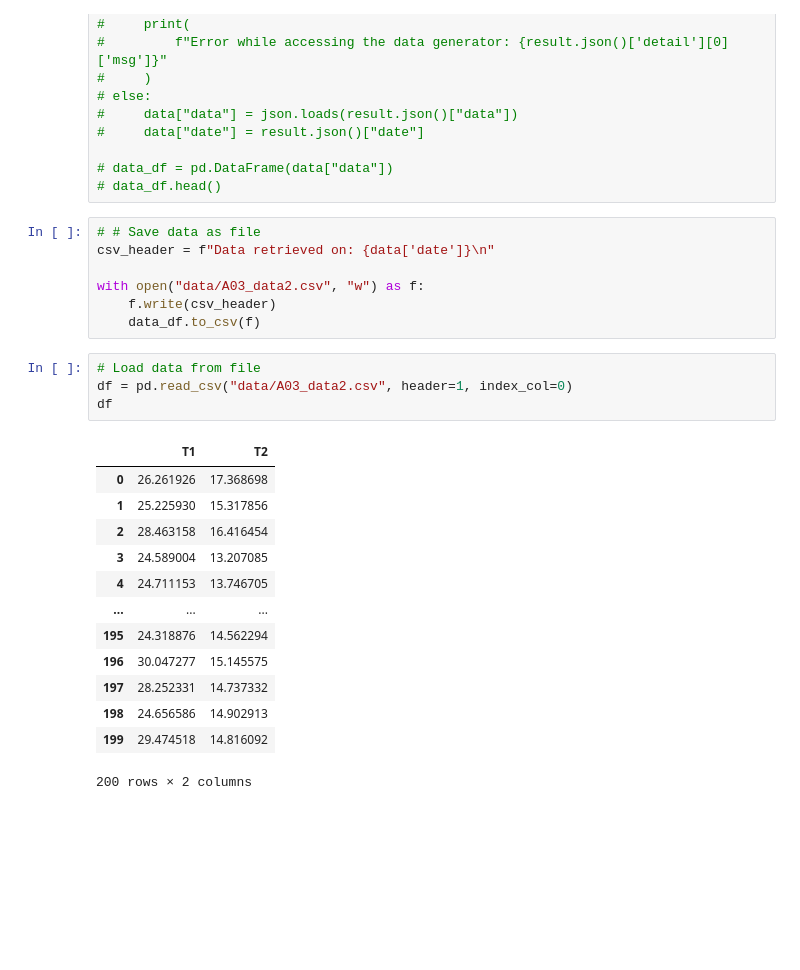
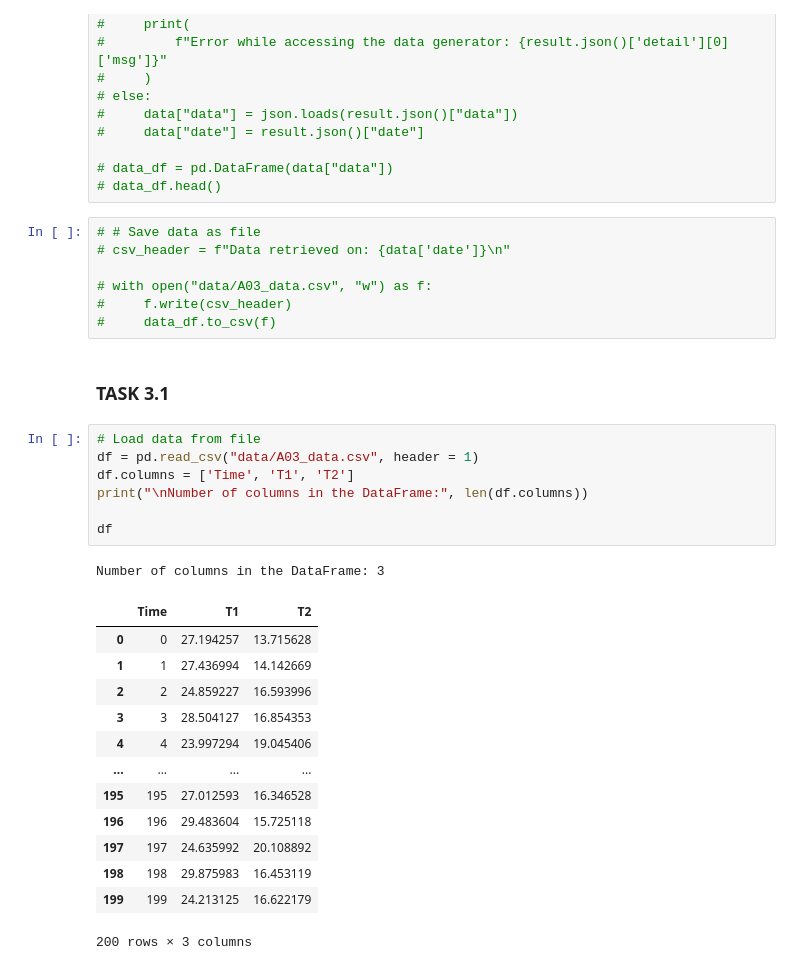
Before and after one commit to mpn1008/RM_assignments, a Jupyter notebook: RM_A03_Group_B/RM_A03_Group.ipynb, the cells around one changed output. Cells and saved outputs as stored; diff of their text form; blank space fills up the shorter version.

```diff
--- a/RM_A03_Group_B/RM_A03_Group.ipynb
+++ b/RM_A03_Group_B/RM_A03_Group.ipynb
@@ -107,26 +107,32 @@ from scipy.signal import savgol_filter
 # data_df.head()
 # %%
 # # Save data as file
-csv_header = f"Data retrieved on: {data['date']}\n"
+# csv_header = f"Data retrieved on: {data['date']}\n"
 
-with open("data/A03_data2.csv", "w") as f:
-    f.write(csv_header)
-    data_df.to_csv(f)
+# with open("data/A03_data.csv", "w") as f:
+#     f.write(csv_header)
+#     data_df.to_csv(f)
+# %% [markdown]
+### TASK 3.1
 # %%
 # Load data from file
-df = pd.read_csv("data/A03_data2.csv", header=1, index_col=0)
+df = pd.read_csv("data/A03_data.csv", header = 1)
+df.columns = ['Time', 'T1', 'T2']
+print("\nNumber of columns in the DataFrame:", len(df.columns))
+
 df
 # %% [output]
+Number of columns in the DataFrame: 3
-|  | T1 | T2 |
-| 0 | 26.261926 | 17.368698 |
-| 1 | 25.225930 | 15.317856 |
-| 2 | 28.463158 | 16.416454 |
-| 3 | 24.589004 | 13.207085 |
-| 4 | 24.711153 | 13.746705 |
-| ... | ... | ... |
-| 195 | 24.318876 | 14.562294 |
-| 196 | 30.047277 | 15.145575 |
-| 197 | 28.252331 | 14.737332 |
-| 198 | 24.656586 | 14.902913 |
-| 199 | 29.474518 | 14.816092 |
+|  | Time | T1 | T2 |
+| 0 | 0 | 27.194257 | 13.715628 |
+| 1 | 1 | 27.436994 | 14.142669 |
+| 2 | 2 | 24.859227 | 16.593996 |
+| 3 | 3 | 28.504127 | 16.854353 |
+| 4 | 4 | 23.997294 | 19.045406 |
+| ... | ... | ... | ... |
+| 195 | 195 | 27.012593 | 16.346528 |
+| 196 | 196 | 29.483604 | 15.725118 |
+| 197 | 197 | 24.635992 | 20.108892 |
+| 198 | 198 | 29.875983 | 16.453119 |
+| 199 | 199 | 24.213125 | 16.622179 |
-200 rows × 2 columns
+200 rows × 3 columns
```
Also changed, not shown: parts of 12 cells of this notebook.
